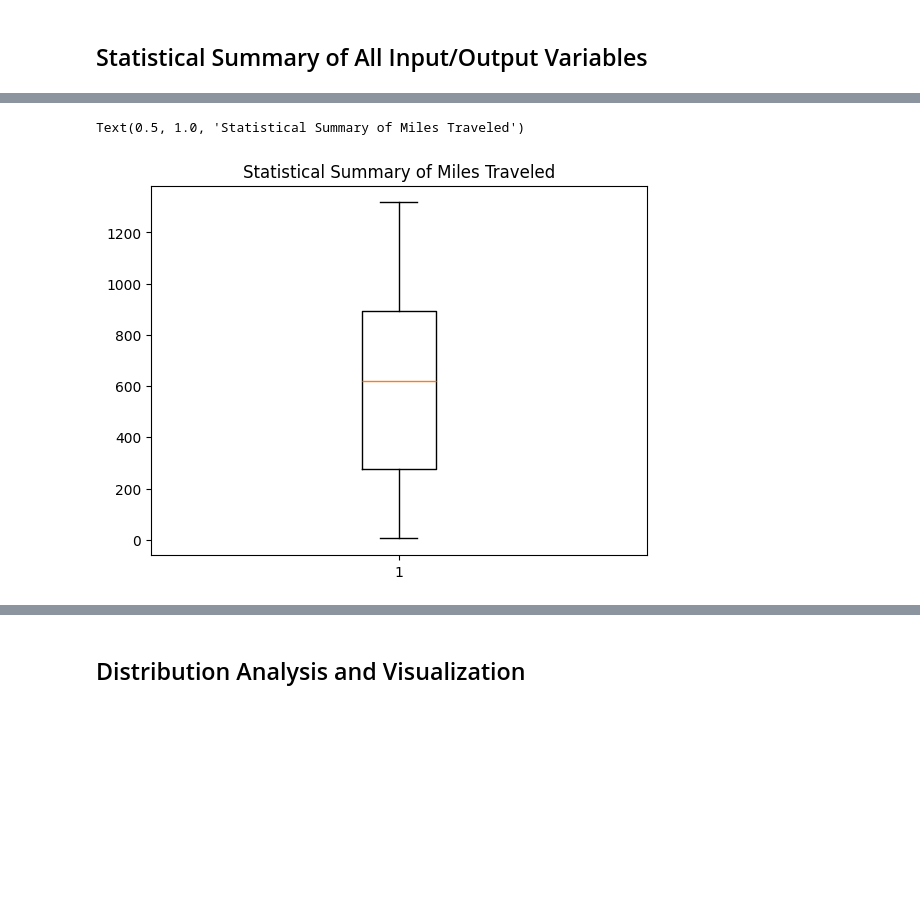
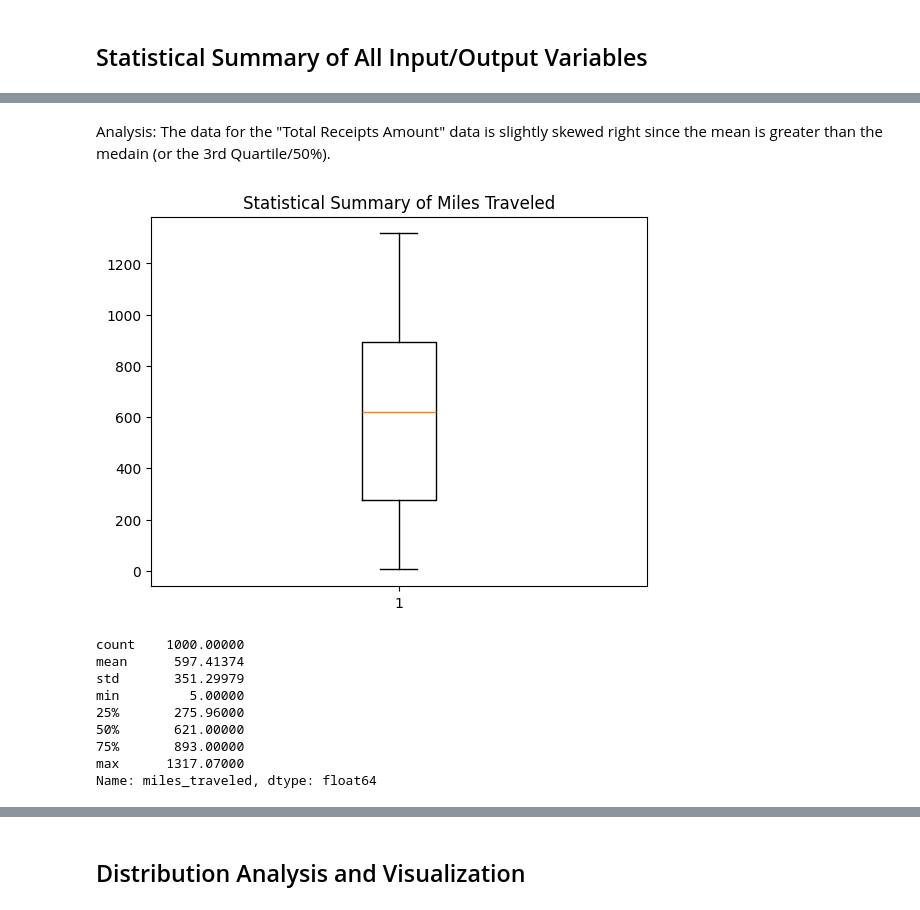
Before and after one commit to srazam/MachineLearningTeamProject, a Jupyter notebook: dataExp.ipynb, the cells around one changed output, grey strips where cells are left out. Cells and saved outputs as stored; diff of their text form; code cells hidden in the pictures; blank space fills up the shorter version.

```diff
--- a/dataExp.ipynb
+++ b/dataExp.ipynb
@@ -111,6 +171,19 @@ Text(0.5, 1.0, 'Statistical Summary of Total Reciept Amounts')
+# %% [markdown]
+Analysis: The data for the "Total Receipts Amount" data is slightly skewed right since the mean is greater than the medain (or the 3rd Quartile/50%).
 # %%
 plt.boxplot(miles)
 plt.title("Statistical Summary of Miles Traveled")
+plt.show()
+
+dataFrame["miles_traveled"].describe()
 # %% [output]
+[figure]
-Text(0.5, 1.0, 'Statistical Summary of Miles Traveled')
+count    1000.00000
+mean      597.41374
+std       351.29979
+min         5.00000
+25%       275.96000
+50%       621.00000
+75%       893.00000
+max      1317.07000
+Name: miles_traveled, dtype: float64
-[figure]
```
Also changed, not shown: parts of 15 cells of this notebook.
